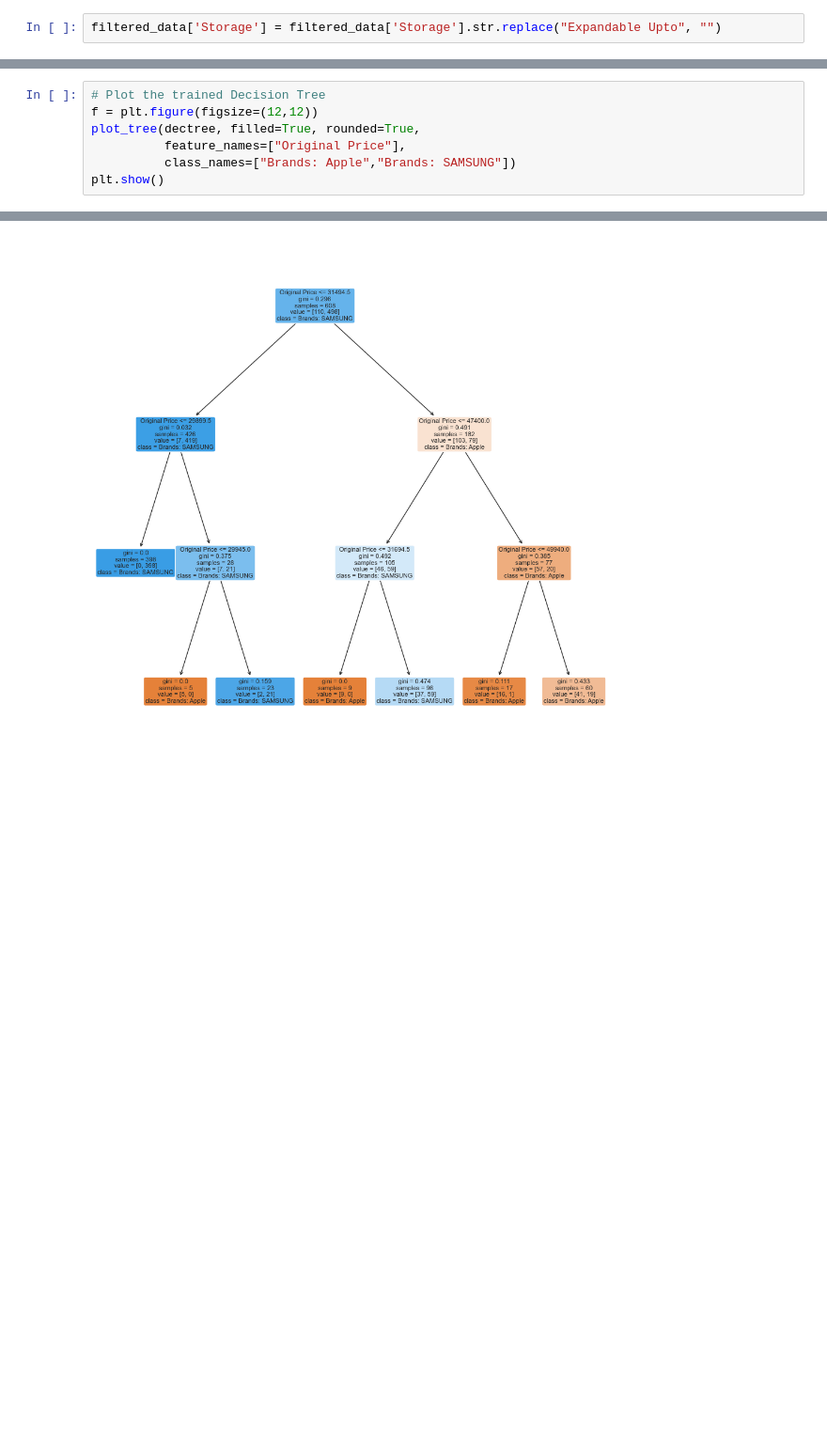
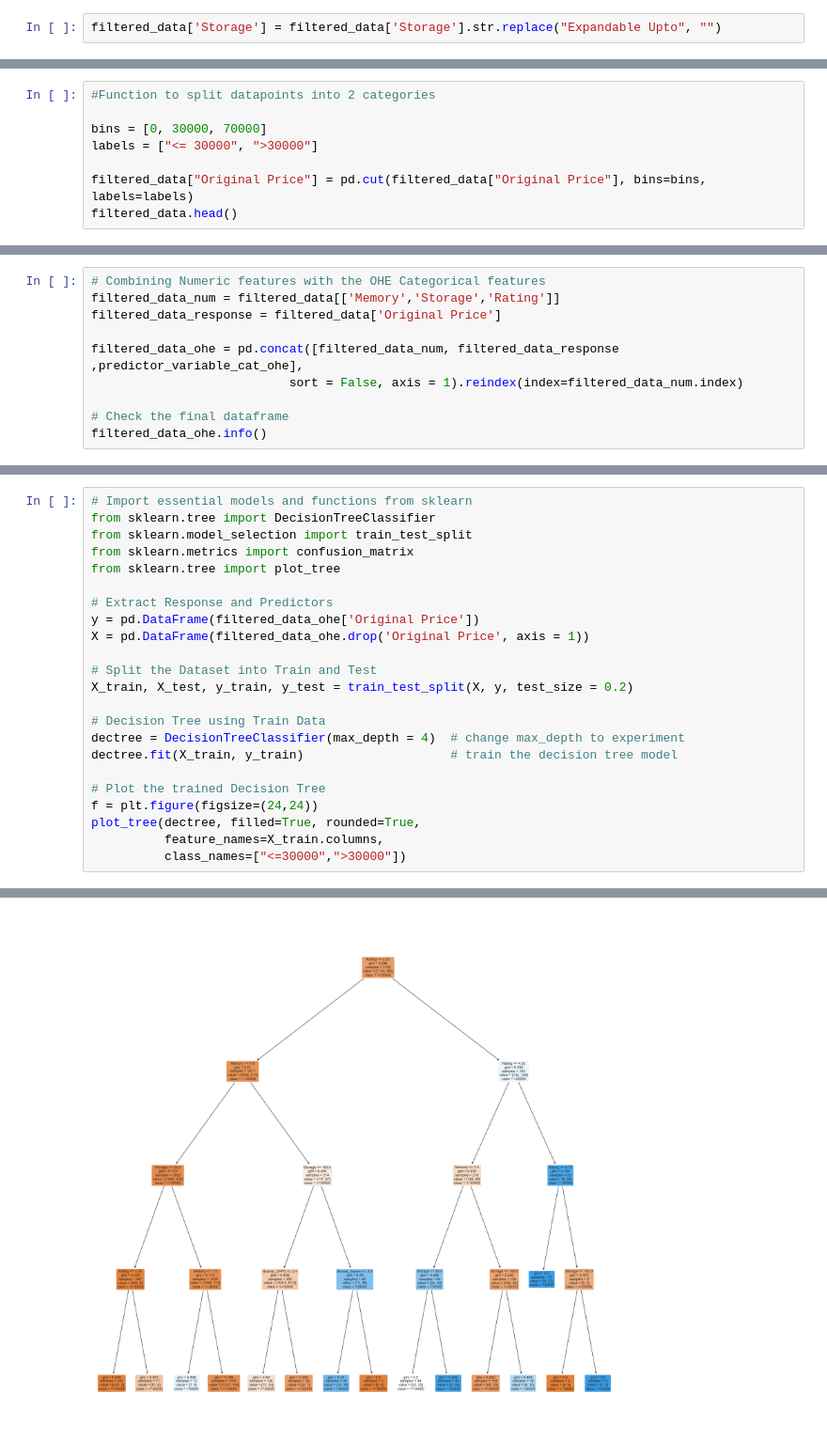
Before and after one commit to afwh24/SC1015-Mini-Project, a Jupyter notebook: FCSG_team 2_FongBooYip.ipynb, the cells around one changed output, grey strips where cells are left out. Shown at 94% size. Saved outputs shown, nothing was run; the diff lists cells and outputs as text; blank space fills up the shorter version.

```diff
--- a/FCSG_team 2_FongBooYip.ipynb
+++ b/FCSG_team 2_FongBooYip.ipynb
@@ -472,0 +475,8 @@ False positive rate             : 0.28205128205128205
+# %%
+#Function to split datapoints into 2 categories
+
+bins = [0, 30000, 70000]
+labels = ["<= 30000", ">30000"]
+
+filtered_data["Original Price"] = pd.cut(filtered_data["Original Price"], bins=bins, labels=labels)
+filtered_data.head()
@@ -472,0 +525,10 @@ False positive rate             : 0.28205128205128205
+# %%
+# Combining Numeric features with the OHE Categorical features
+filtered_data_num = filtered_data[['Memory','Storage','Rating']]
+filtered_data_response = filtered_data['Original Price']
+
+filtered_data_ohe = pd.concat([filtered_data_num, filtered_data_response ,predictor_variable_cat_ohe],
+                           sort = False, axis = 1).reindex(index=filtered_data_num.index)
+
+# Check the final dataframe
+filtered_data_ohe.info()
@@ -473,8 +557,24 @@ False positive rate             : 0.28205128205128205
 # %%
+# Import essential models and functions from sklearn
+from sklearn.tree import DecisionTreeClassifier
+from sklearn.model_selection import train_test_split
+from sklearn.metrics import confusion_matrix
+from sklearn.tree import plot_tree
+
+# Extract Response and Predictors
+y = pd.DataFrame(filtered_data_ohe['Original Price'])
+X = pd.DataFrame(filtered_data_ohe.drop('Original Price', axis = 1))
+
+# Split the Dataset into Train and Test
+X_train, X_test, y_train, y_test = train_test_split(X, y, test_size = 0.2)
+
+# Decision Tree using Train Data
+dectree = DecisionTreeClassifier(max_depth = 4)  # change max_depth to experiment
+dectree.fit(X_train, y_train)                    # train the decision tree model
+
 # Plot the trained Decision Tree
-f = plt.figure(figsize=(12,12))
+f = plt.figure(figsize=(24,24))
 plot_tree(dectree, filled=True, rounded=True,
-          feature_names=["Original Price"],
-          class_names=["Brands: Apple","Brands: SAMSUNG"])
-plt.show()
+          feature_names=X_train.columns,
+          class_names=["<=30000",">30000"])
 # %% [output]
@@ -481 +598 @@ plt.show()
-[figure, old version]
+[figure, new version]
```
Also changed, not shown: parts of 63 cells of this notebook.
